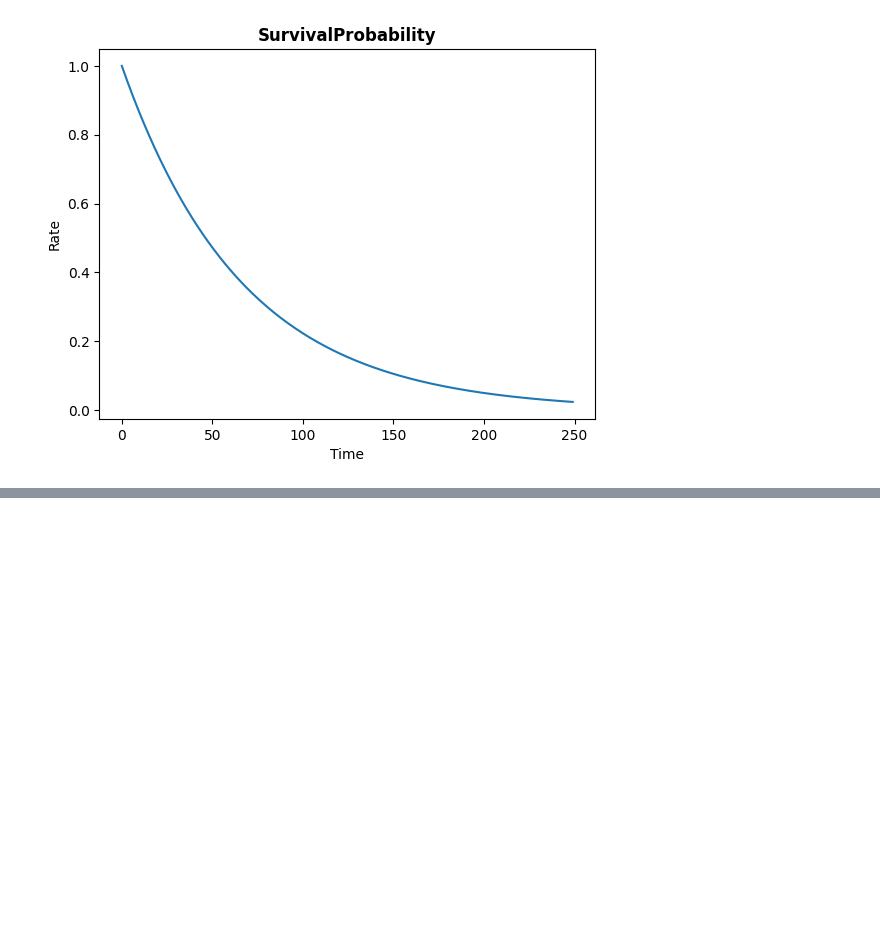
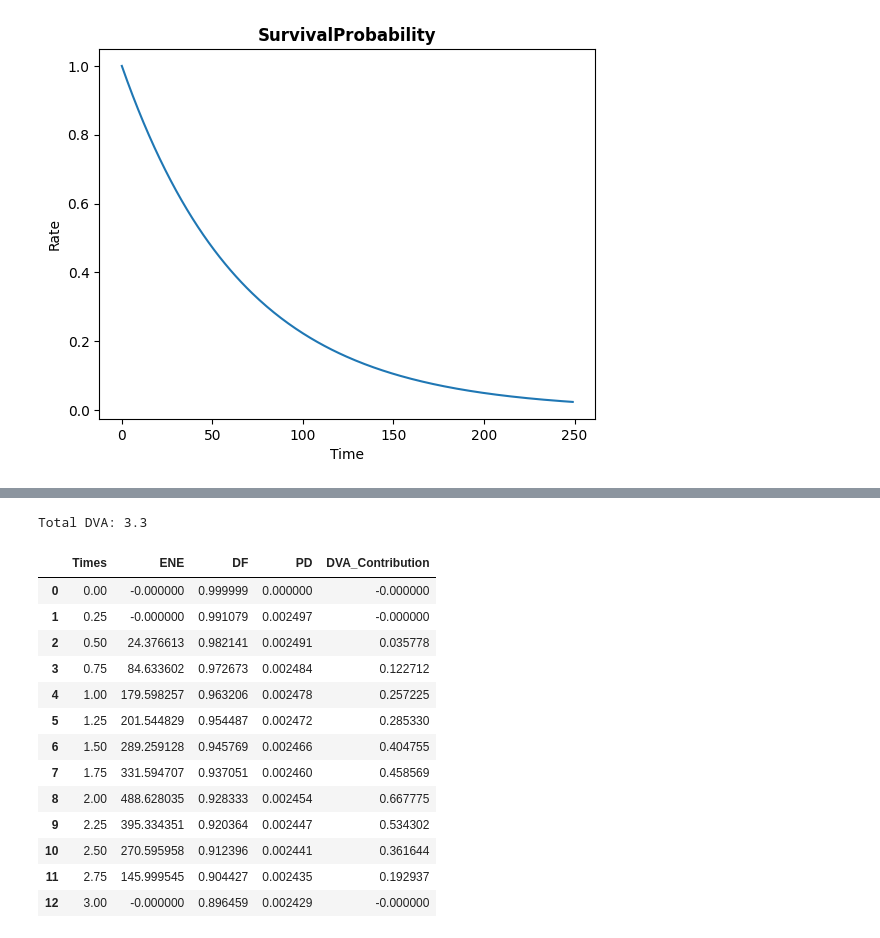
Before and after one commit to gorkemyencak/treasury-valuation-engine, a Jupyter notebook: notebooks/08_xva_framework.ipynb, the cells around one changed output, grey strips where cells are left out. Cells and saved outputs as stored; diff of their text form; code cells hidden in the pictures; blank space fills up the shorter version.

```diff
--- a/notebooks/08_xva_framework.ipynb
+++ b/notebooks/08_xva_framework.ipynb
@@ -79,0 +271,36 @@ Times: 10 ---> Probability of Default: 0.1393
+# %%
+# DVA framework
+own_survival_curve = SurvivalCurve(hazard_rate = 0.01)
+
+dva_engine = DVAEngine(
+    exposure_engine = mc_engine,
+    discount_curve = discount_curve,
+    survival_curve = own_survival_curve,
+    recovery_rate = 0.4
+)
+
+dva_profile, dva = dva_engine.dva_profile(
+    swap = IR_swap,
+    n_paths = 250,
+    steps_per_year = 4
+)
+
+print(f'Total DVA: {dva:.1f}')
+
+dva_profile
+# %% [output]
+Total DVA: 3.3
+|  | Times | ENE | DF | PD | DVA_Contribution |
+| 0 | 0.00 | -0.000000 | 0.999999 | 0.000000 | -0.000000 |
+| 1 | 0.25 | -0.000000 | 0.991079 | 0.002497 | -0.000000 |
+| 2 | 0.50 | 24.376613 | 0.982141 | 0.002491 | 0.035778 |
+| 3 | 0.75 | 84.633602 | 0.972673 | 0.002484 | 0.122712 |
+| 4 | 1.00 | 179.598257 | 0.963206 | 0.002478 | 0.257225 |
+| 5 | 1.25 | 201.544829 | 0.954487 | 0.002472 | 0.285330 |
+| 6 | 1.50 | 289.259128 | 0.945769 | 0.002466 | 0.404755 |
+| 7 | 1.75 | 331.594707 | 0.937051 | 0.002460 | 0.458569 |
+| 8 | 2.00 | 488.628035 | 0.928333 | 0.002454 | 0.667775 |
+| 9 | 2.25 | 395.334351 | 0.920364 | 0.002447 | 0.534302 |
+| 10 | 2.50 | 270.595958 | 0.912396 | 0.002441 | 0.361644 |
+| 11 | 2.75 | 145.999545 | 0.904427 | 0.002435 | 0.192937 |
+| 12 | 3.00 | -0.000000 | 0.896459 | 0.002429 | -0.000000 |
```
Also changed, not shown: parts of 11 cells of this notebook, 4 other files.
